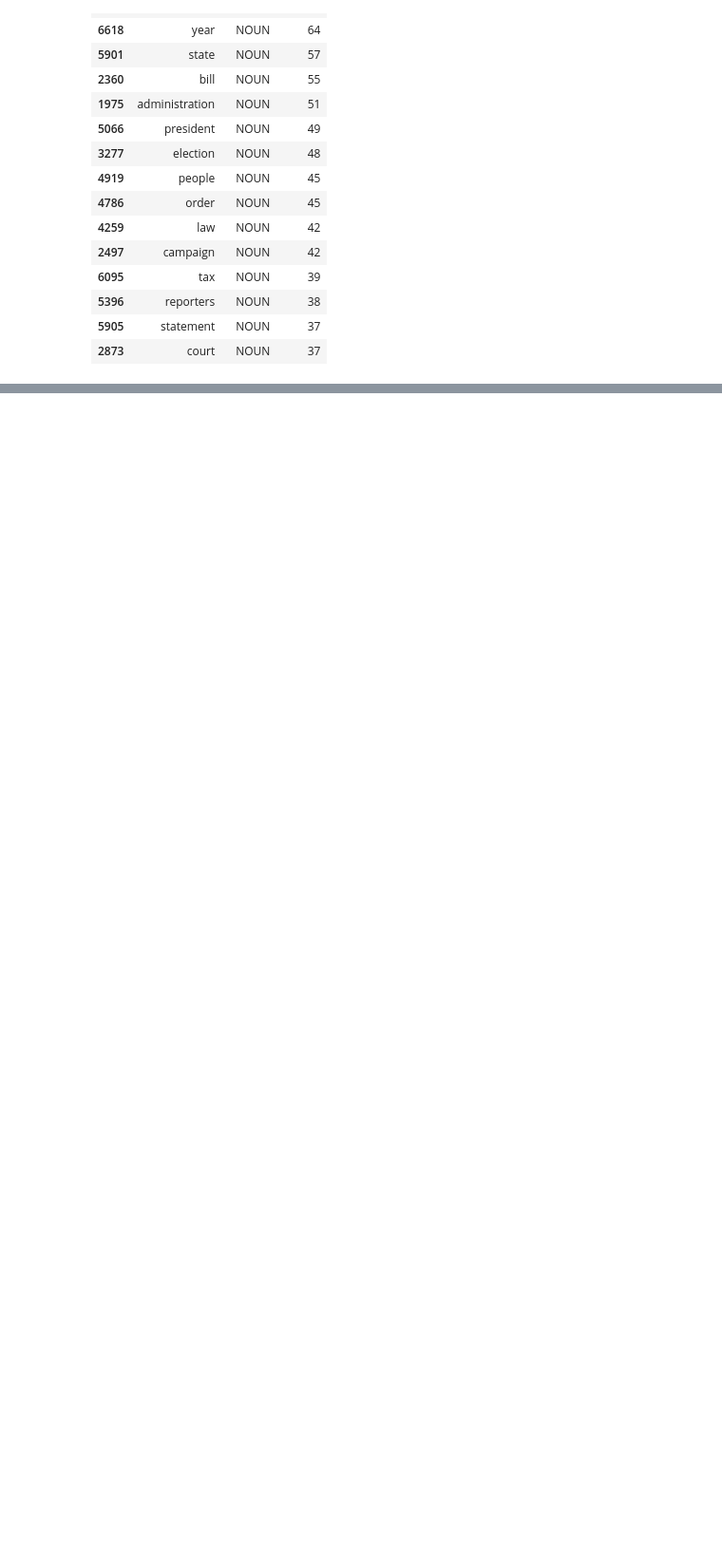
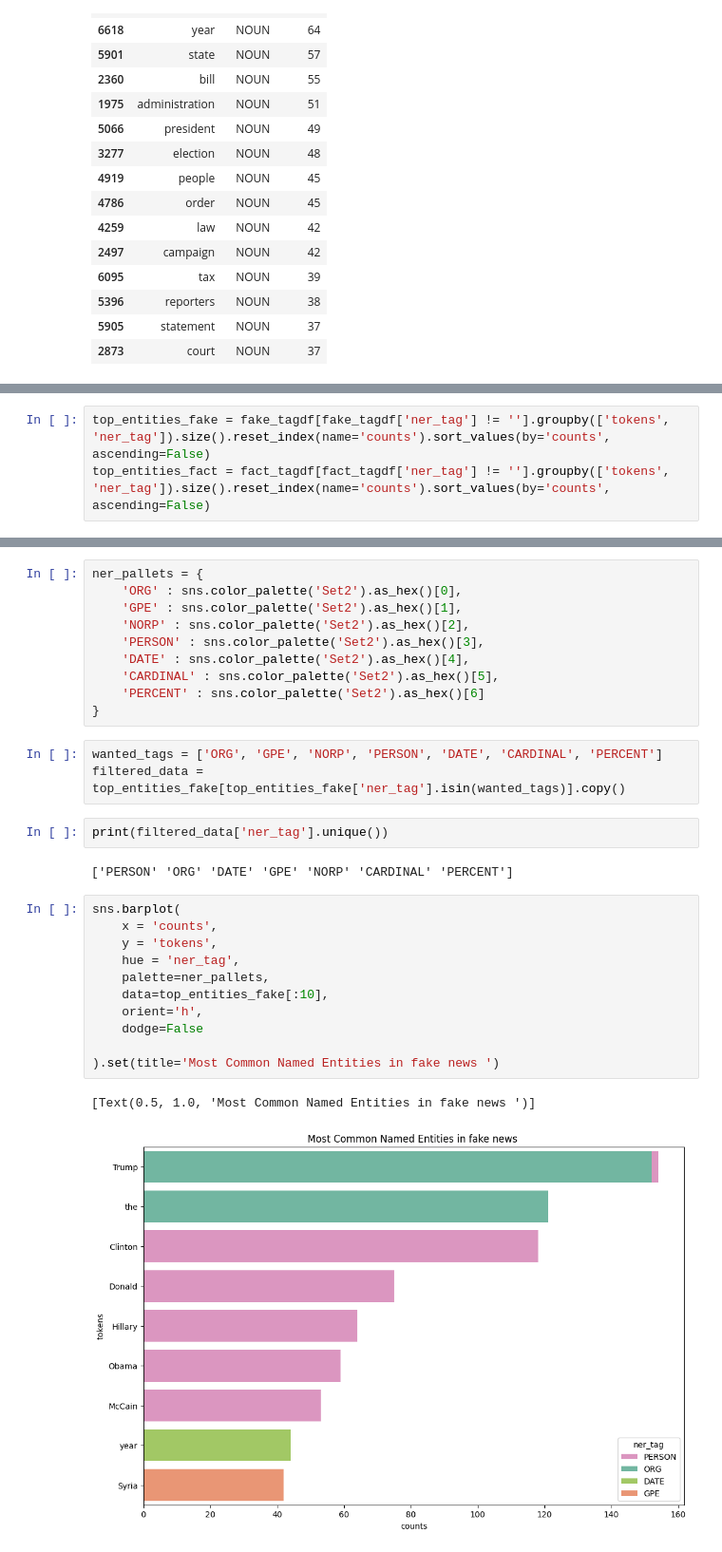
Before and after one commit to akaskumar12/Fake_news_classifier, a Jupyter notebook: main.ipynb, the cells around one changed output, grey strips where cells are left out. Shown: that part at 95% size. Cells and saved outputs as stored; diff of their text form; blank space fills up the shorter version.

```diff
--- a/main.ipynb
+++ b/main.ipynb
@@ -203,0 +206,3 @@ pos_count_fact[pos_count_fact.pos_tag == 'NOUN'][:15]
+# %%
+top_entities_fake = fake_tagdf[fake_tagdf['ner_tag'] != ''].groupby(['tokens', 'ner_tag']).size().reset_index(name='counts').sort_values(by='counts', ascending=False)
+top_entities_fact = fact_tagdf[fact_tagdf['ner_tag'] != ''].groupby(['tokens', 'ner_tag']).size().reset_index(name='counts').sort_values(by='counts', ascending=False)
@@ -203,0 +214,31 @@ pos_count_fact[pos_count_fact.pos_tag == 'NOUN'][:15]
+# %%
+ner_pallets = {
+    'ORG' : sns.color_palette('Set2').as_hex()[0],
+    'GPE' : sns.color_palette('Set2').as_hex()[1],
+    'NORP' : sns.color_palette('Set2').as_hex()[2],
+    'PERSON' : sns.color_palette('Set2').as_hex()[3],
+    'DATE' : sns.color_palette('Set2').as_hex()[4],
+    'CARDINAL' : sns.color_palette('Set2').as_hex()[5],
+    'PERCENT' : sns.color_palette('Set2').as_hex()[6]
+}
+# %%
+wanted_tags = ['ORG', 'GPE', 'NORP', 'PERSON', 'DATE', 'CARDINAL', 'PERCENT']
+filtered_data = top_entities_fake[top_entities_fake['ner_tag'].isin(wanted_tags)].copy()
+# %%
+print(filtered_data['ner_tag'].unique())
+# %% [output]
+['PERSON' 'ORG' 'DATE' 'GPE' 'NORP' 'CARDINAL' 'PERCENT']
+# %%
+sns.barplot(
+    x = 'counts',
+    y = 'tokens',
+    hue = 'ner_tag',
+    palette=ner_pallets,
+    data=top_entities_fake[:10],
+    orient='h',
+    dodge=False
+
+).set(title='Most Common Named Entities in fake news ')
+# %% [output]
+[Text(0.5, 1.0, 'Most Common Named Entities in fake news ')]
+[figure, added]
```
Also changed, not shown: parts of 40 cells of this notebook, 43 other files.
